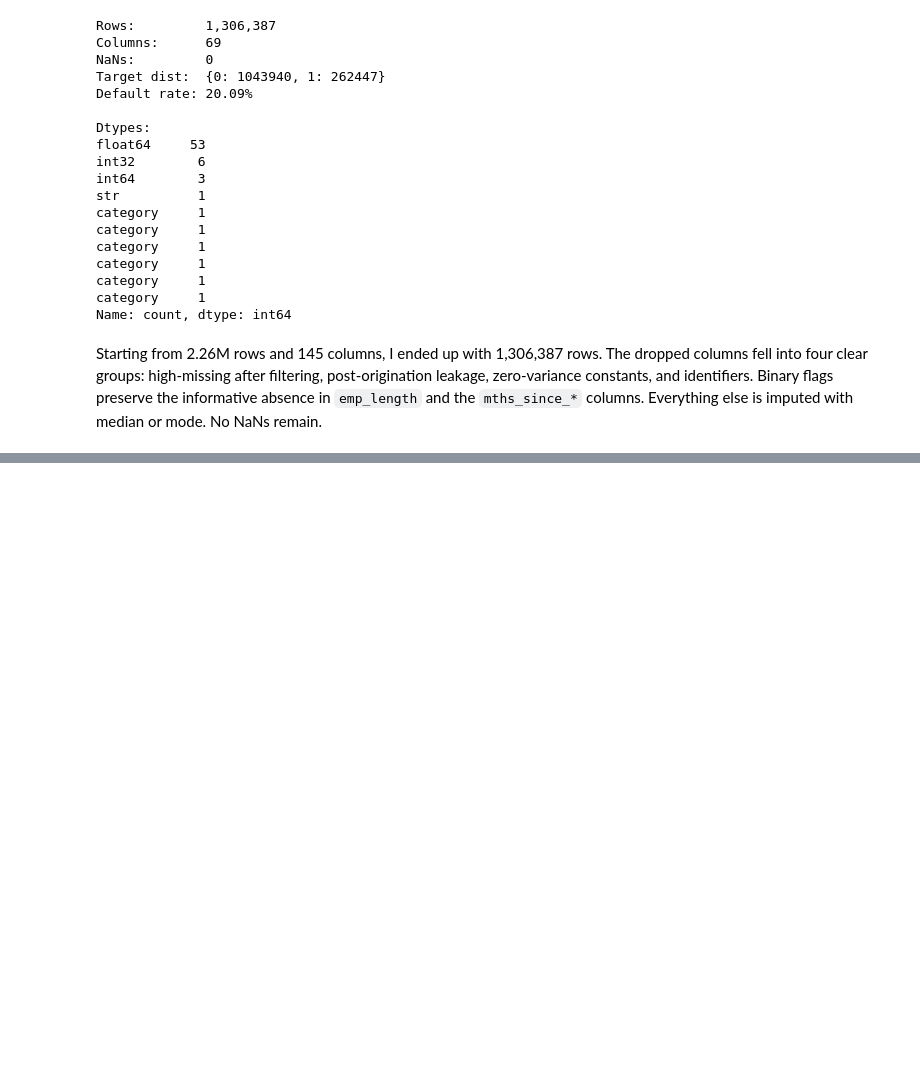
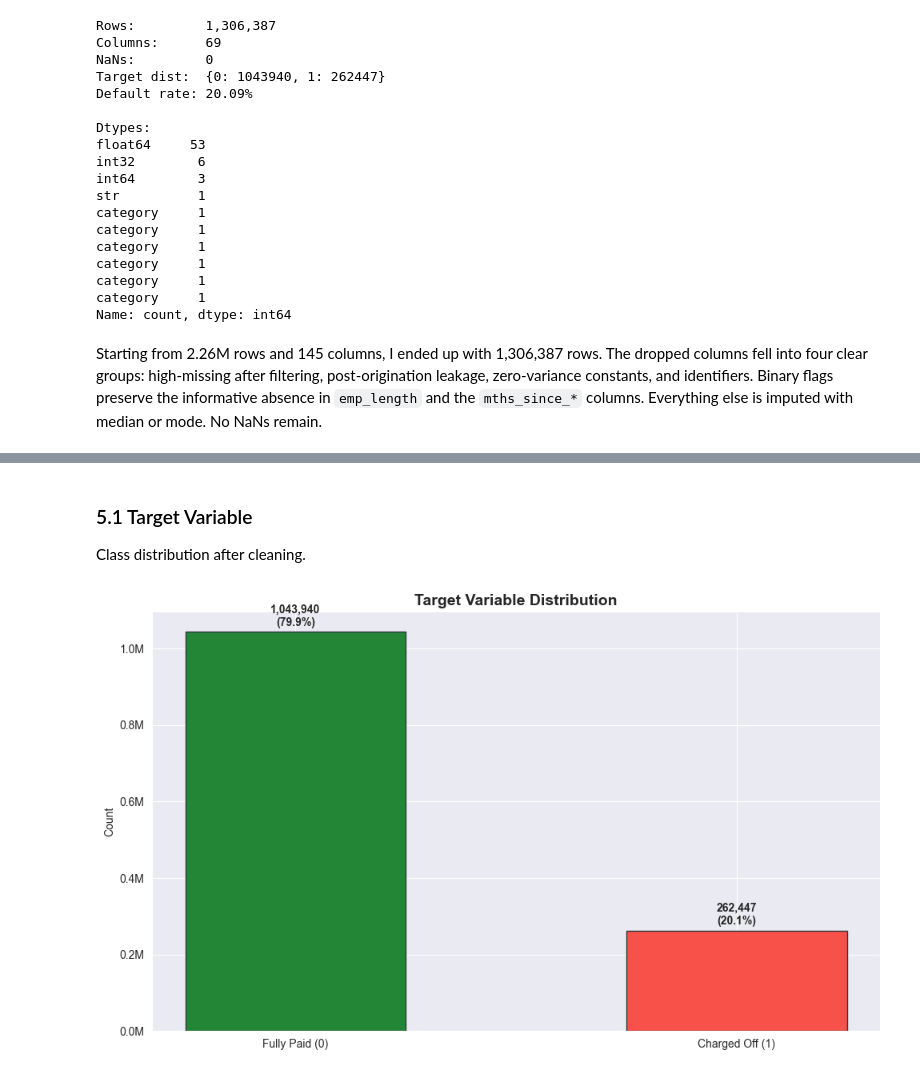
Before and after one commit to AhmedInv40/Predicting-Loan-Default, a Jupyter notebook: PredictingLoanDefault.ipynb, the cells around one changed output, grey strips where cells are left out. Cells and saved outputs as stored; diff of their text form; code cells hidden in the pictures; blank space fills up the shorter version.

```diff
--- a/PredictingLoanDefault.ipynb
+++ b/PredictingLoanDefault.ipynb
@@ -594,0 +599,22 @@ Starting from 2.26M rows and 145 columns, I ended up with 1,306,387 rows. The dr
+# %% [markdown]
+### 5.1 Target Variable
+Class distribution after cleaning.
+# %%
+fig, ax = plt.subplots(figsize=(10, 6))
+counts = loans['target'].value_counts()
+labels = ['Fully Paid (0)', 'Charged Off (1)']
+bars   = ax.bar(labels, counts.values, width=0.5,
+                color=['#238636', '#f85149'], edgecolor='#30363d')
+
+for bar, count in zip(bars, counts.values):
+    pct = count / len(loans) * 100
+    ax.text(bar.get_x() + bar.get_width() / 2, bar.get_height() + 10000,
+            f'{count:,}\n({pct:.1f}%)', ha='center', va='bottom', fontweight='bold')
+
+ax.set_title('Target Variable Distribution', fontsize=14, fontweight='bold')
+ax.set_ylabel('Count')
+ax.yaxis.set_major_formatter(mticker.FuncFormatter(lambda x, _: f'{x/1e6:.1f}M'))
+plt.tight_layout()
+plt.show()
+# %% [output]
+[figure, added]
```
Also changed, not shown: parts of 11 cells of this notebook.
